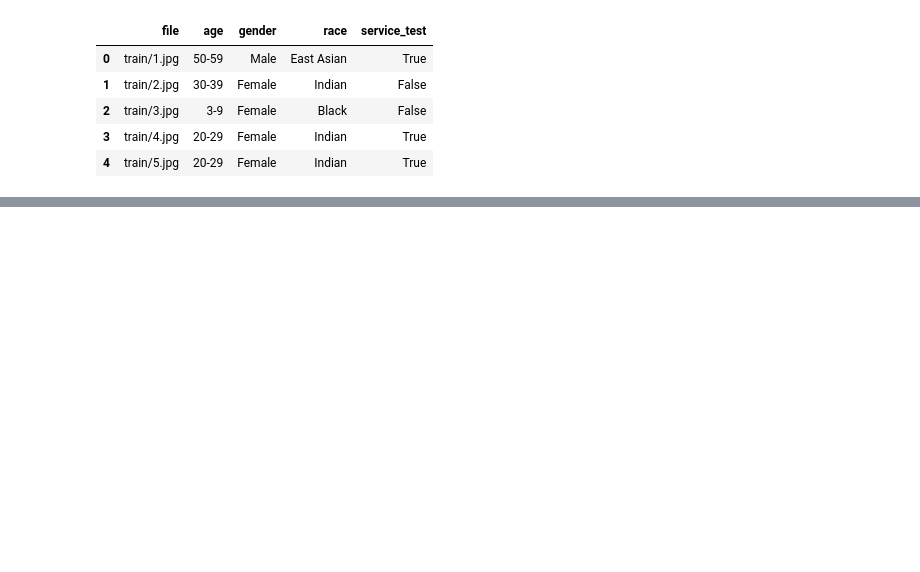
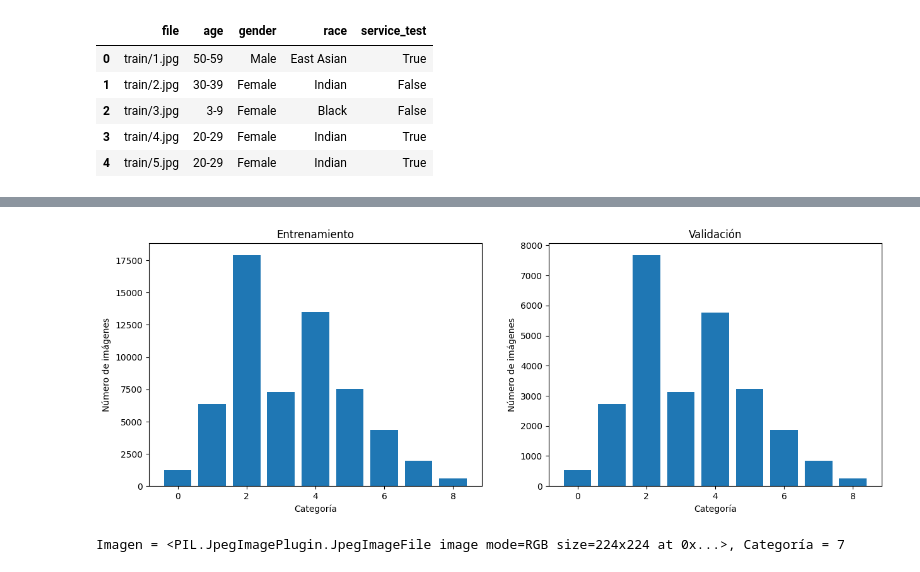
Before and after one commit to sergioar3143/AprendizajeProfundo, a Jupyter notebook: Clasificacion_grupo_etario_transformers.ipynb, the cells around one changed output, grey strips where cells are left out. Cells and saved outputs as stored; diff of their text form; code cells hidden in the pictures; blank space fills up the shorter version.

```diff
--- a/Clasificacion_grupo_etario_transformers.ipynb
+++ b/Clasificacion_grupo_etario_transformers.ipynb
@@ -75,3 +89,10 @@ df_train.head()
 | 2 | train/3.jpg | 3-9 | Female | Black | False |
 | 3 | train/4.jpg | 20-29 | Female | Indian | True |
 | 4 | train/5.jpg | 20-29 | Female | Indian | True |
+# %%
+clase=list(np.unique(df_train['age']))
+clase_a_ind = {c:i for i,c in enumerate(clase)}
+ind_a_clase = {i:c for i,c in enumerate(clase)}
+
+for i in clase:
+  print(f'A la clase de {i} años le corresponde el indice {clase_a_ind[i]}')
@@ -77,0 +109,31 @@ df_train.head()
+# %%
+df_train['ind']=0
+df_val['ind']=0
+for i in clase:
+  idx=df_train.loc[:,'age']==i
+  df_train.loc[idx, 'ind']=clase_a_ind[i]
+
+  idx=df_val.loc[:,'age']==i
+  df_val.loc[idx, 'ind']=clase_a_ind[i]
+# %%
+X_train, X_val, y_train, y_val = train_test_split(df_train['file'], df_train['ind'], test_size=0.3, random_state=42, shuffle=True, stratify=df_train['ind'])
+X_test , y_test = df_val['file'], df_val['ind']
+# %%
+idx_ent, cuentas_ent = np.unique(y_train, return_counts=True)
+idx_val, cuentas_val = np.unique(y_val, return_counts=True)
+
+fig, axs = plt.subplots(nrows=1, ncols=2, figsize=(15,5))
+
+axs[0].bar(x=idx_ent, height=cuentas_ent)
+axs[0].set_title('Entrenamiento')
+axs[0].set_xlabel('Categoría')
+axs[0].set_ylabel('Número de imágenes')
+
+axs[1].bar(x=idx_val, height=cuentas_val)
+axs[1].set_title('Validación')
+axs[1].set_xlabel('Categoría')
+axs[1].set_ylabel('Número de imágenes')
+
+plt.show()
+# %% [output]
+[figure, added]
@@ -77,0 +167,10 @@ df_train.head()
+# %%
+it_ent = iter(ds_ent)
+img_ent, cat_ent = next(it_ent)
+
+cat_ent=cat_ent.cpu().numpy()
+cat_ent=np.argmax(cat_ent)
+
+print(f'Imagen = {img_ent}, Categoría = {cat_ent}')
+# %% [output]
+Imagen = <PIL.JpegImagePlugin.JpegImageFile image mode=RGB size=224x224 at 0x...>, Categoría = 7
```
Also changed, not shown: parts of 15 cells of this notebook.
